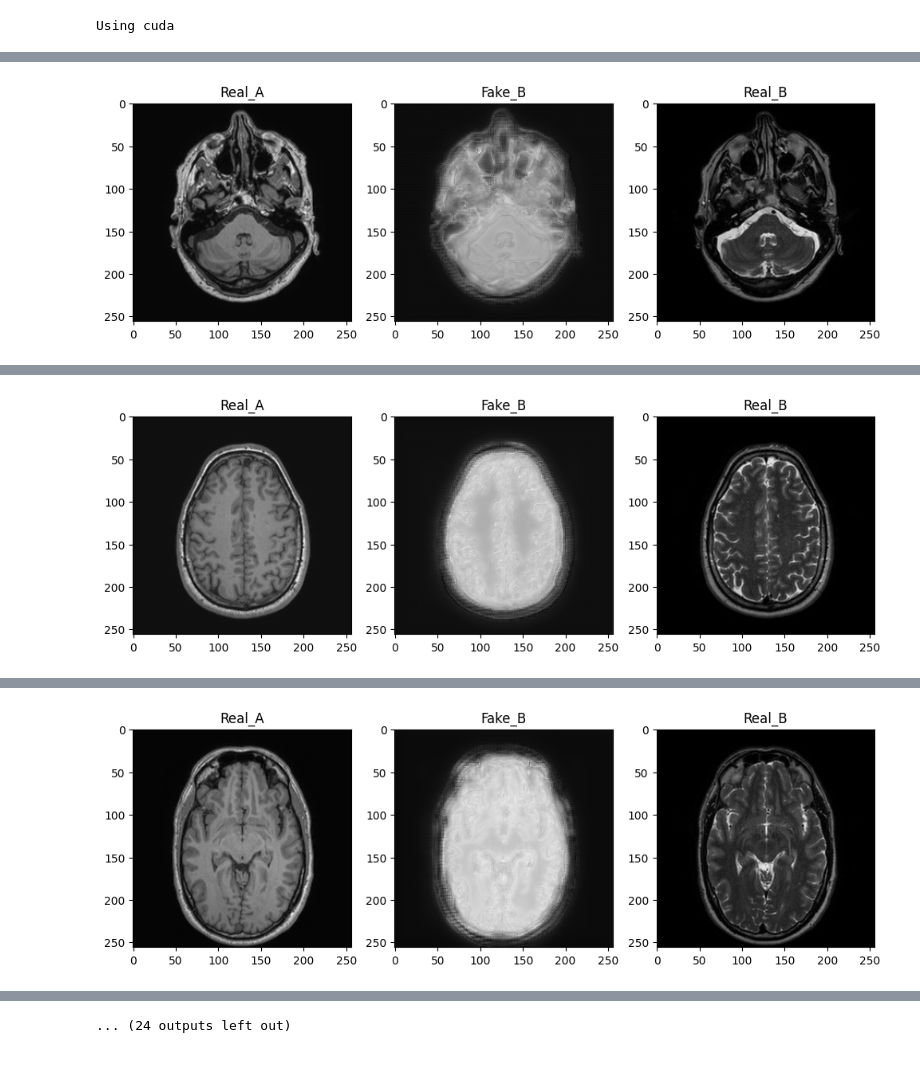
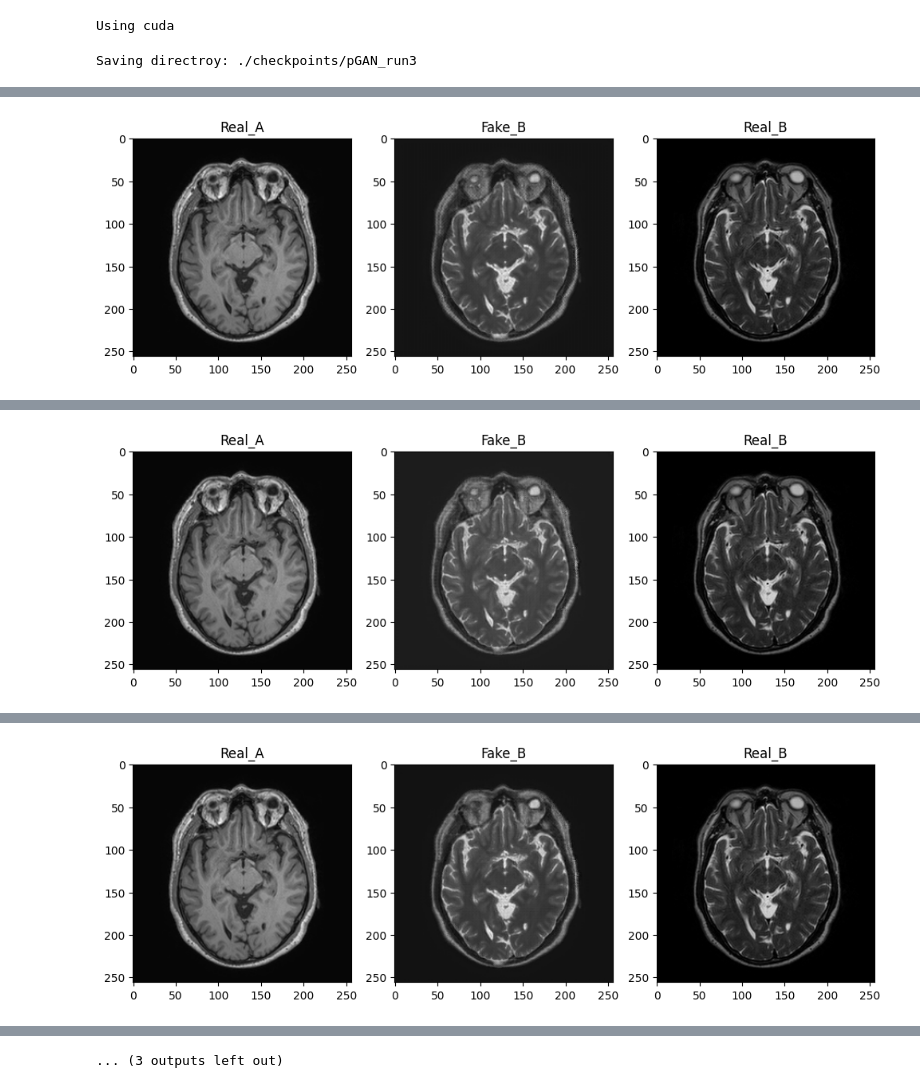
Before and after one commit to danny4159/Misaligned_image-to-image_translation, a Jupyter notebook: Step2_PGAN_daniel.ipynb, the cells around one changed output, grey strips where cells are left out. Cells and saved outputs as stored; diff of their text form; code cells hidden in the pictures.

```diff
--- a/Step2_PGAN_daniel.ipynb
+++ b/Step2_PGAN_daniel.ipynb
@@ -27,7 +28,7 @@ from utils import *
 # %% [markdown]
 ## 1. Create Dataloader
 # %%
-t1s_dir = 'datasets/IXI/train/t1_misalign_9' # Misaligned data # TODO: Put the proper values on 't1_misalign_#'
+t1s_dir = 'datasets/IXI/train/t1_align' # Misaligned data # TODO: Put the proper values on 't1_misalign_#'
 t2s_dir = 'datasets/IXI/train/t2'
 
 t1s = sorted(glob.glob(os.path.join(t1s_dir, "t1*.npy")))
@@ -56,7 +57,7 @@ t2_trans = Compose(
 
 # define array dataset, data loader
 train_ds = ArrayDataset(t1s, t1_trans, t2s, t2_trans)
-train_loader = DataLoader(train_ds, batch_size=30, num_workers=5, shuffle=True, pin_memory=torch.cuda.is_available())
+train_loader = DataLoader(train_ds, batch_size=120, num_workers=5, shuffle=True, pin_memory=torch.cuda.is_available())
 # This is the trainloader
 # %%
 root_dir = 'datasets/IXI/val'
@@ -227,14 +200,25 @@ def calculate_ssim(img1, img2):
 from torch.nn.functional import mse_loss
 from pytorch_msssim import ssim
 
-n_epochs = 200
-val_interval = 10
+n_epochs = 300
+val_interval = 20
 epoch_recon_loss_list = []
 epoch_gen_loss_list = []
 epoch_disc_loss_list = []
 val_recon_epoch_loss_list = []
 intermediary_images = []
 n_example_images = 4
+train_save_dir = './checkpoints/pGAN_run'
+base_dir = train_save_dir
+
+# Check if directory exists. If it does, append a number to it
+i = 1
+while os.path.exists(train_save_dir):
+    train_save_dir = base_dir + str(i)
+    i += 1
+
+os.makedirs(train_save_dir, exist_ok=True)
+print("Saving directroy:", train_save_dir)
 
 total_start = time.time()
 for epoch in range(n_epochs):
@@ -292,6 +276,14 @@ for epoch in range(n_epochs):
     epoch_disc_loss_list.append(disc_epoch_loss / (step + 1))
 
     if (epoch + 1) % val_interval == 0:
+
+        # Save the model
+        model_save_path = os.path.join(train_save_dir, f'model_G_epoch_{epoch+1}.pth')
+        torch.save(model.state_dict(), model_save_path)
+        model_save_path = os.path.join(train_save_dir, f'model_D_epoch_{epoch+1}.pth')
+        torch.save(discriminator.state_dict(), model_save_path)
+
+
         model.eval()
         val_loss = 0
         total_psnr = 0
@@ -316,13 +308,18 @@ for epoch in range(n_epochs):
                 total_psnr += psnr.item()
 
                 # Calculate SSIM
-                ssim_val = ssim(reconstruction.float(), t2.float(), data_range=1.0, size_average=True) # data_range: -1~1
+                ssim_val = ssim(reconstruction.float(), t2.float(), data_range=1.0, size_average=True) # data_range: 0~1
                 total_ssim += ssim_val.item()
 
-                if val_step == 1:
+                if val_step == 25:
                     intermediary_images.append(reconstruction[:n_example_images, 0])
-                    out = get_current_visuals(t1.float(),reconstruction.float(),t2.float())
-                    plot_images([out['real_A'], out['fake_B'], out['real_B']], ['Real_A', 'Fake_B', 'Real_B'])
+                    out = get_current_visuals_for_pgan(t1.float(),reconstruction.float(),t2.float())
+                    images = [out['real_A'], out['fake_B'], out['real_B']]
+                    image_names = ['Real_A', 'Fake_B', 'Real_B']
+                    image_save_dir = os.path.join(train_save_dir,'val_images')
+                    os.makedirs(image_save_dir, exist_ok=True)
+                    plot_images(images, image_names)
+                    save_images(images, image_names, image_save_dir, epoch+1)
 
         val_loss /= val_step
         val_recon_epoch_loss_list.append(val_loss)
@@ -332,8 +329,11 @@ for epoch in range(n_epochs):
 
          # Print the PSNR and SSIM values along with the loss
         print("Validation Loss: ", val_loss, "Average PSNR: ", avg_psnr, "Average SSIM: ", avg_ssim)
+        with open(os.path.join(train_save_dir, 'val_PSNR,SSIM.txt'), 'a') as f:
+            f.write(f'Epoch: {epoch+1}, Val Loss: {val_loss}, PSNR: {avg_psnr}, SSIM: {avg_ssim}\n')
 
 
 total_time = time.time() - total_start
 print(f"train completed, total time: {total_time}.")
 # %% [output]
+Saving directroy: ./checkpoints/pGAN_run3
@@ -346 +346 @@ Validation Loss:  0.04541340919805097 Average PSNR:  20.168027475378015 Average
-[figure, old version]
+[figure, new version]
@@ -348 +348 @@ Validation Loss:  0.04681080389808823 Average PSNR:  20.116764865078768 Average
-[figure, old version]
+[figure, new version]
@@ -350 +350 @@ Validation Loss:  0.04571455528366042 Average PSNR:  19.85438634432279 Average S
-[figure, old version]
+[figure, new version]
@@ -352,2 +351,2 @@ Validation Loss:  0.046977359760593584 Average PSNR:  19.922806666447567 Average
-... (24 outputs left out)
+... (3 outputs left out)
 # %%
```
Also changed, not shown: parts of 7 cells of this notebook.
